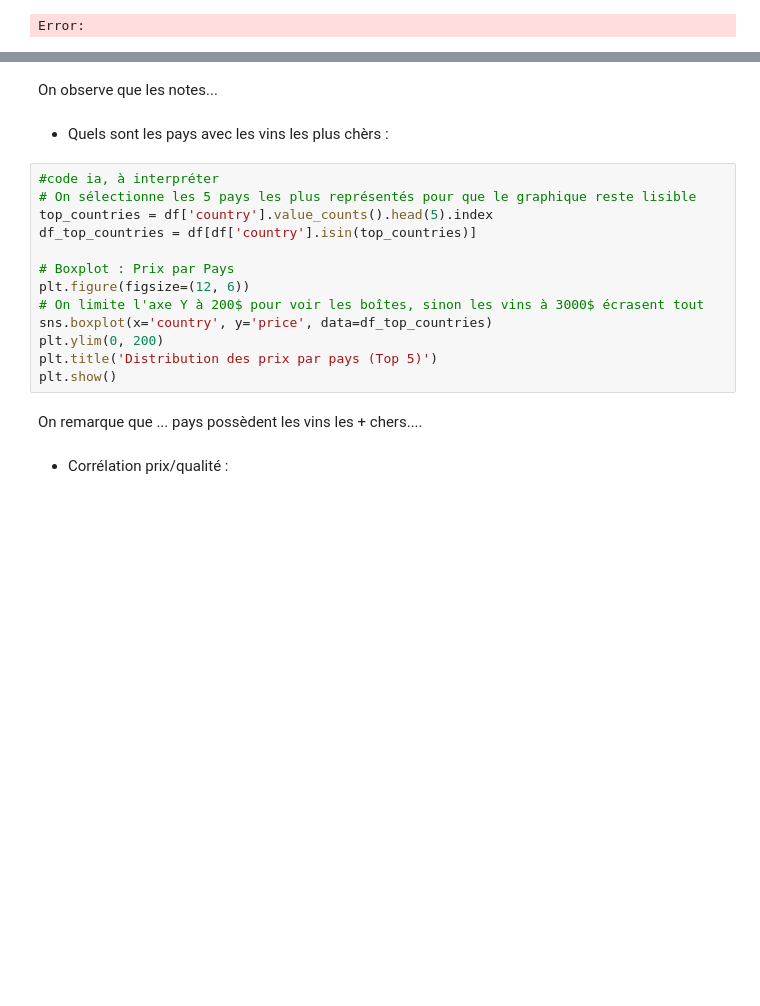
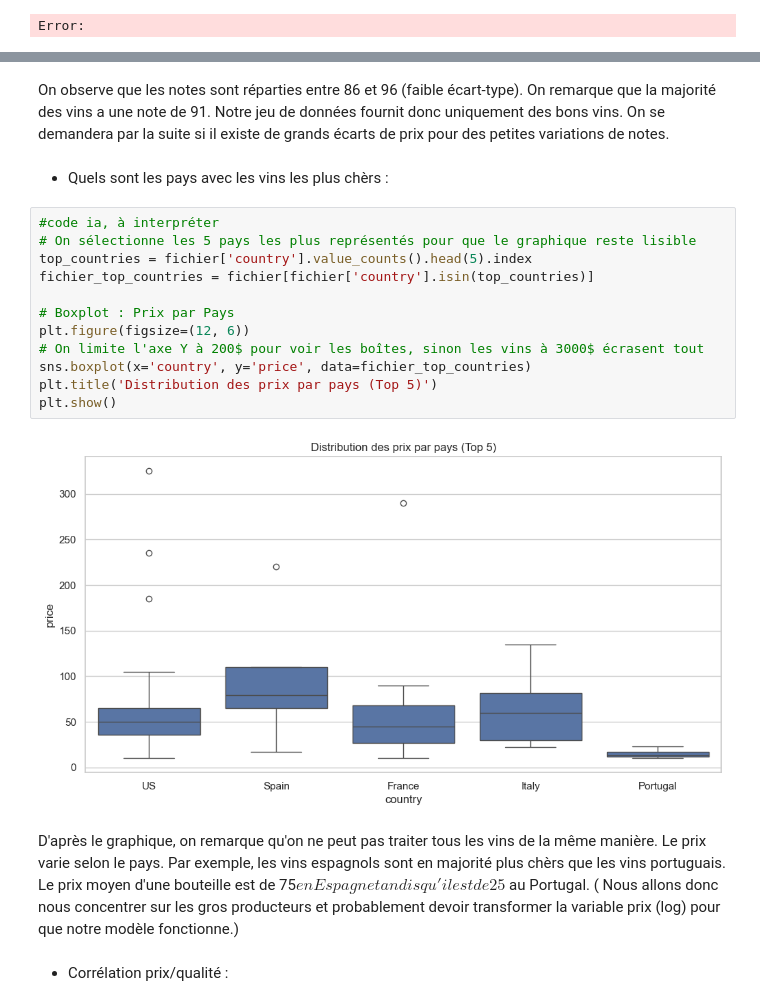
Before and after one commit to Tritri178/projet-data-2, a Jupyter notebook: notebook.ipynb, the cells around one changed output, grey strips where cells are left out. Drawn from its saved outputs; the diff is of its cells as text; blank space fills up the shorter version.

```diff
--- a/notebook.ipynb
+++ b/notebook.ipynb
@@ -42,22 +43,24 @@ plt.show()
 # %% [markdown]
-On observe que les notes...
+On observe que les notes sont réparties entre 86 et 96 (faible écart-type). On remarque que la majorité des vins a une note de 91. Notre jeu de données fournit donc uniquement des bons vins. On se demandera par la suite si il existe de grands écarts de prix pour des petites variations de notes.
 # %% [markdown]
 - Quels sont les pays avec les vins les plus chèrs :
 # %%
 #code ia, à interpréter
 # On sélectionne les 5 pays les plus représentés pour que le graphique reste lisible
-top_countries = df['country'].value_counts().head(5).index
-df_top_countries = df[df['country'].isin(top_countries)]
+top_countries = fichier['country'].value_counts().head(5).index
+fichier_top_countries = fichier[fichier['country'].isin(top_countries)]
 
 # Boxplot : Prix par Pays
 plt.figure(figsize=(12, 6))
 # On limite l'axe Y à 200$ pour voir les boîtes, sinon les vins à 3000$ écrasent tout
-sns.boxplot(x='country', y='price', data=df_top_countries)
-plt.ylim(0, 200)
+sns.boxplot(x='country', y='price', data=fichier_top_countries)
 plt.title('Distribution des prix par pays (Top 5)')
 plt.show()
+# %% [output]
+[figure, added]
 # %% [markdown]
-On remarque que ... pays possèdent les vins les + chers....
+D'après le graphique, on remarque qu'on ne peut pas traiter tous les vins de la même manière. Le prix varie selon le pays. Par exemple, les vins espagnols sont en majorité plus chèrs que les vins portuguais. Le prix moyen d'une bouteille est de 75$ en Espagne tandis qu'il est de 25$ au Portugal.
+( Nous allons donc nous concentrer sur les gros producteurs et probablement devoir transformer la variable prix (log) pour que notre modèle fonctionne.)
 # %% [markdown]
 - Corrélation prix/qualité :
 # %%
```
Also changed, not shown: parts of 7 cells of this notebook.
